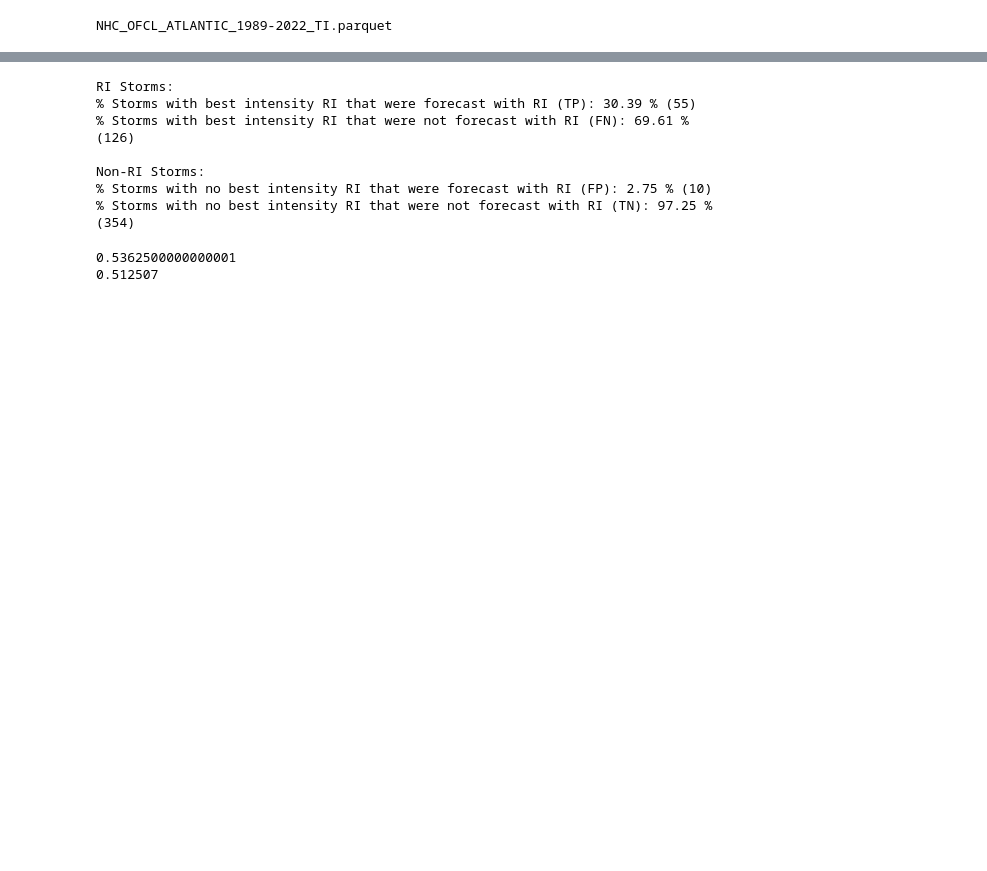
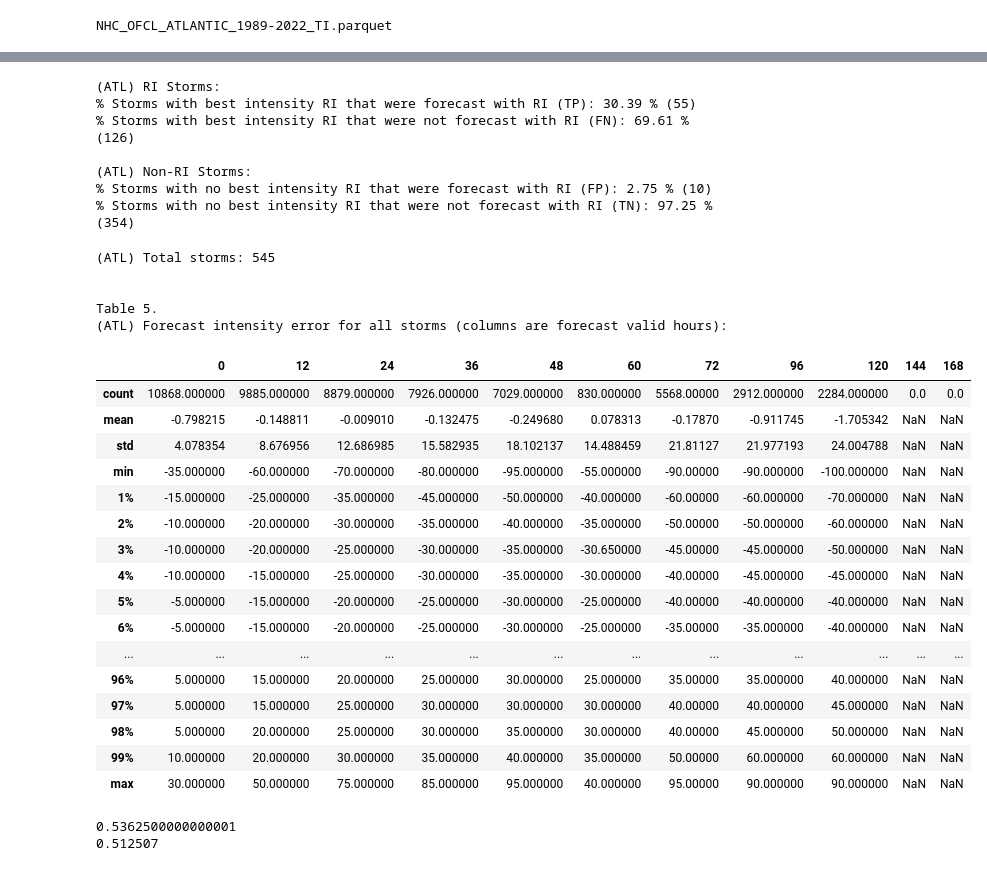
Before and after one commit to JRPdata/nhc_errors, a Jupyter notebook: nhc_errors.ipynb, the cells around one changed output, grey strips where cells are left out. Saved outputs shown, nothing was run; the diff lists cells and outputs as text; code cells hidden in the pictures; blank space fills up the shorter version.

Commit message:
Update to include EPAC. Added intensity error tables for base rates (tables 5 and 10) that include all storms.

```diff
--- a/nhc_errors.ipynb
+++ b/nhc_errors.ipynb
@@ -259,6 +281,11 @@ for idx in range(0, len(df)):
                     best_intensity_change = valid_best_intensity - best_intensity
                     best_intensity_change_column_name = best_intensity_change_hour_to_column_name[valid_h]
                     df.at[idx, best_intensity_change_column_name] = best_intensity_change
+
+                    # calculate the intensity error
+                    forecast_intensity_error = forecast_intensity - valid_best_intensity
+                    forecast_intensity_error_column_name = forecast_intensity_error_hour_to_column_name[valid_h]
+                    df.at[idx, forecast_intensity_error_column_name] = forecast_intensity_error
                 else:
                     print(f"Warning: best_intensity data not available for {valid_h} from forecast index {idx}...")
             else:
@@ -638,17 +678,13 @@ Forecast intensity error for best intensity no rapid intensification (columns ar
 ## ("observed" NO RI, YES forecast RI)
 
 no_bri_yes_fri_storm_ids = no_bri_storm_ids.intersection(fri_storm_ids)
-# the number of valid forecast hour columns (including base time)
-num_valid_hour_columns = len(best_intensity_rapid_intensification_hour_to_column_name)
 
-df_no_bri_yes_fri = df_no_bri_yes_fri = df_ri.loc[(df_ri['BRI'] == False) & (df_ri['FRI'] == True)]
+df_no_bri_yes_fri = df_ri.loc[(df_ri['BRI'] == False) & (df_ri['FRI'] == True)]
 no_bri_yes_fri_num_events = df_no_bri_yes_fri['FRI_count'].sum()
+
 no_bri_yes_fri_forecast_count = len(df_no_bri_yes_fri)
 
-# subtract one since the base time can never have rapid intensification
-no_bri_yes_fri_forecast_count = len(df_no_bri_yes_fri)
-
-print("Statistics for storms with no best intensity rapid intensification but with forecast RI:")
+print("(ATL) Statistics for storms with no best intensity rapid intensification but with forecast RI:")
 print("========================================================================================")
 print(f"Number of forecast rapid intensification events on valid hours: {no_bri_yes_fri_num_events}")
 print(f"Number of forecasts with rapid intensification event on a valid hour: {no_bri_yes_fri_forecast_count}")
@@ -680,7 +716,7 @@ no_bri_yes_fri_errors = dict((k, v) for k, v in no_bri_yes_fri_errors.items() if
 print("")
 print("Table 4.")
 # convert to dataframe and compute some stats
-print("Forecast intensity error for best intensity no rapid intensification but with forecast RI\n(columns are forecast valid hours):")
+print("(ATL) Forecast intensity error for best intensity no rapid intensification but with forecast RI\n(columns are forecast valid hours):")
 df_no_bri_yes_fri_errors = pd.DataFrame(dict([ (k,pd.Series(v)) for k,v in no_bri_yes_fri_errors.items() ]))
 df_no_bri_yes_fri_errors.describe(percentiles=[0.01, 0.02, 0.03, 0.04, 0.05, 0.06, 0.07, 0.08, 0.09, 0.1, 0.11, 0.12, 0.13, 0.14, 0.15, 0.16, 0.17, 0.18, 0.19, 0.2, 0.21, 0.22, 0.23, 0.24, 0.25, 0.26, 0.27, 0.28, 0.29, 0.3, 0.31, 0.32, 0.33, 0.34, 0.35, 0.36, 0.37, 0.38, 0.39, 0.4, 0.41, 0.42, 0.43, 0.44, 0.45, 0.46, 0.47, 0.48, 0.49, 0.5, 0.51, 0.52, 0.53, 0.54, 0.55, 0.56, 0.57, 0.58, 0.59, 0.6, 0.61, 0.62, 0.63, 0.64, 0.65, 0.66, 0.67, 0.68, 0.69, 0.7, 0.71, 0.72, 0.73, 0.74, 0.75, 0.76, 0.77, 0.78, 0.79, 0.8, 0.81, 0.82, 0.83, 0.84, 0.85, 0.86, 0.87, 0.88, 0.89, 0.9, 0.91, 0.92, 0.93, 0.94, 0.95, 0.96, 0.97, 0.98, 0.99])
 # %% [output]
@@ -729,11 +765,11 @@ pct_tp = 100.0 * tp / len(bri_storm_ids)
 fn = len(no_fri_storm_ids.intersection(bri_storm_ids))
 pct_fn = 100.0 * fn / len(bri_storm_ids)
 
-print("RI Storms:")
+print("(ATL) RI Storms:")
 print(f"% Storms with best intensity RI that were forecast with RI (TP): {pct_tp:2.2f} % ({tp})")
 print(f"% Storms with best intensity RI that were not forecast with RI (FN): {pct_fn:2.2f} % ({fn})")
 print("")
-print("Non-RI Storms:")
+print("(ATL) Non-RI Storms:")
 fp = len(fri_storm_ids.intersection(no_bri_storm_ids))
 pct_fp = 100.0 * fp / len(no_bri_storm_ids)
 tn = len(no_fri_storm_ids.intersection(no_bri_storm_ids))
@@ -741,11 +777,60 @@ pct_tn = 100.0 * tn / len(no_bri_storm_ids)
 print(f"% Storms with no best intensity RI that were forecast with RI (FP): {pct_fp:2.2f} % ({fp})")
 print(f"% Storms with no best intensity RI that were not forecast with RI (TN): {pct_tn:2.2f} % ({tn})")
 # %% [output]
-RI Storms:
+(ATL) RI Storms:
 % Storms with best intensity RI that were forecast with RI (TP): 30.39 % (55)
 % Storms with best intensity RI that were not forecast with RI (FN): 69.61 % (126)
 
-Non-RI Storms:
+(ATL) Non-RI Storms:
 % Storms with no best intensity RI that were forecast with RI (FP): 2.75 % (10)
 % Storms with no best intensity RI that were not forecast with RI (TN): 97.25 % (354)
+# %%
+### Statistics for all storms (all storms considered, RI and no RI)
+
+all_storm_ids = set(df_ri['STMID'].to_list())
+num_storms = len(all_storm_ids)
+print(f"(ATL) Total storms: {num_storms}")
+print("")
+
+all_errors = {}
+for [valid_h, column_name] in forecast_intensity_error_hour_to_column_name.items():
+    all_errors[valid_h] = []
+    for idx in df_ri.index:
+        prev = all_errors[valid_h]
+        intensity_err = df_ri.at[idx, column_name]
+        prev.append(intensity_err)
+        all_errors[valid_h] = prev
+
+# remove empty keys
+all_errors = dict((k, v) for k, v in all_errors.items() if v)
+
+print("")
+print("Table 5.")
+# convert to dataframe and compute some stats
+print("(ATL) Forecast intensity error for all storms (columns are forecast valid hours):")
+df_all_errors = pd.DataFrame(dict([ (k,pd.Series(v)) for k,v in all_errors.items() ]))
+df_all_errors.describe(percentiles=[0.01, 0.02, 0.03, 0.04, 0.05, 0.06, 0.07, 0.08, 0.09, 0.1, 0.11, 0.12, 0.13, 0.14, 0.15, 0.16, 0.17, 0.18, 0.19, 0.2, 0.21, 0.22, 0.23, 0.24, 0.25, 0.26, 0.27, 0.28, 0.29, 0.3, 0.31, 0.32, 0.33, 0.34, 0.35, 0.36, 0.37, 0.38, 0.39, 0.4, 0.41, 0.42, 0.43, 0.44, 0.45, 0.46, 0.47, 0.48, 0.49, 0.5, 0.51, 0.52, 0.53, 0.54, 0.55, 0.56, 0.57, 0.58, 0.59, 0.6, 0.61, 0.62, 0.63, 0.64, 0.65, 0.66, 0.67, 0.68, 0.69, 0.7, 0.71, 0.72, 0.73, 0.74, 0.75, 0.76, 0.77, 0.78, 0.79, 0.8, 0.81, 0.82, 0.83, 0.84, 0.85, 0.86, 0.87, 0.88, 0.89, 0.9, 0.91, 0.92, 0.93, 0.94, 0.95, 0.96, 0.97, 0.98, 0.99])
+# %% [output]
+(ATL) Total storms: 545
+
+
+Table 5.
+(ATL) Forecast intensity error for all storms (columns are forecast valid hours):
+|  | 0 | 12 | 24 | 36 | 48 | 60 | 72 | 96 | 120 | 144 | 168 |
+| count | 10868.000000 | 9885.000000 | 8879.000000 | 7926.000000 | 7029.000000 | 830.000000 | 5568.00000 | 2912.000000 | 2284.000000 | 0.0 | 0.0 |
+| mean | -0.798215 | -0.148811 | -0.009010 | -0.132475 | -0.249680 | 0.078313 | -0.17870 | -0.911745 | -1.705342 | NaN | NaN |
+| std | 4.078354 | 8.676956 | 12.686985 | 15.582935 | 18.102137 | 14.488459 | 21.81127 | 21.977193 | 24.004788 | NaN | NaN |
+| min | -35.000000 | -60.000000 | -70.000000 | -80.000000 | -95.000000 | -55.000000 | -90.00000 | -90.000000 | -100.000000 | NaN | NaN |
+| 1% | -15.000000 | -25.000000 | -35.000000 | -45.000000 | -50.000000 | -40.000000 | -60.00000 | -60.000000 | -70.000000 | NaN | NaN |
+| 2% | -10.000000 | -20.000000 | -30.000000 | -35.000000 | -40.000000 | -35.000000 | -50.00000 | -50.000000 | -60.000000 | NaN | NaN |
+| 3% | -10.000000 | -20.000000 | -25.000000 | -30.000000 | -35.000000 | -30.650000 | -45.00000 | -45.000000 | -50.000000 | NaN | NaN |
+| 4% | -10.000000 | -15.000000 | -25.000000 | -30.000000 | -35.000000 | -30.000000 | -40.00000 | -45.000000 | -45.000000 | NaN | NaN |
+| 5% | -5.000000 | -15.000000 | -20.000000 | -25.000000 | -30.000000 | -25.000000 | -40.00000 | -40.000000 | -40.000000 | NaN | NaN |
+| 6% | -5.000000 | -15.000000 | -20.000000 | -25.000000 | -30.000000 | -25.000000 | -35.00000 | -35.000000 | -40.000000 | NaN | NaN |
+| ... | ... | ... | ... | ... | ... | ... | ... | ... | ... | ... | ... |
+| 96% | 5.000000 | 15.000000 | 20.000000 | 25.000000 | 30.000000 | 25.000000 | 35.00000 | 35.000000 | 40.000000 | NaN | NaN |
+| 97% | 5.000000 | 15.000000 | 25.000000 | 30.000000 | 30.000000 | 30.000000 | 40.00000 | 40.000000 | 45.000000 | NaN | NaN |
+| 98% | 5.000000 | 20.000000 | 25.000000 | 30.000000 | 35.000000 | 30.000000 | 40.00000 | 45.000000 | 50.000000 | NaN | NaN |
+| 99% | 10.000000 | 20.000000 | 30.000000 | 35.000000 | 40.000000 | 35.000000 | 50.00000 | 60.000000 | 60.000000 | NaN | NaN |
+| max | 30.000000 | 50.000000 | 75.000000 | 85.000000 | 95.000000 | 40.000000 | 95.00000 | 90.000000 | 90.000000 | NaN | NaN |
 # %%
```
Also changed, not shown: parts of 38 cells of this notebook, 2 other files.
